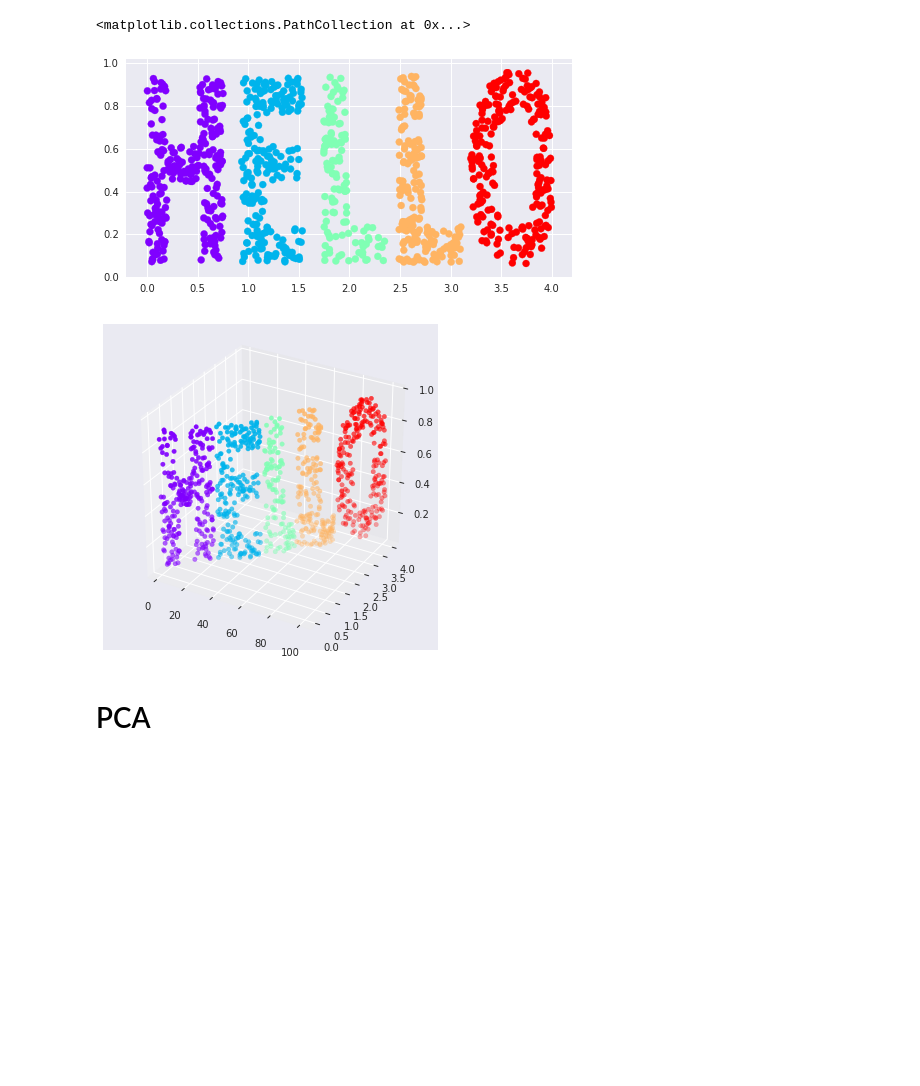
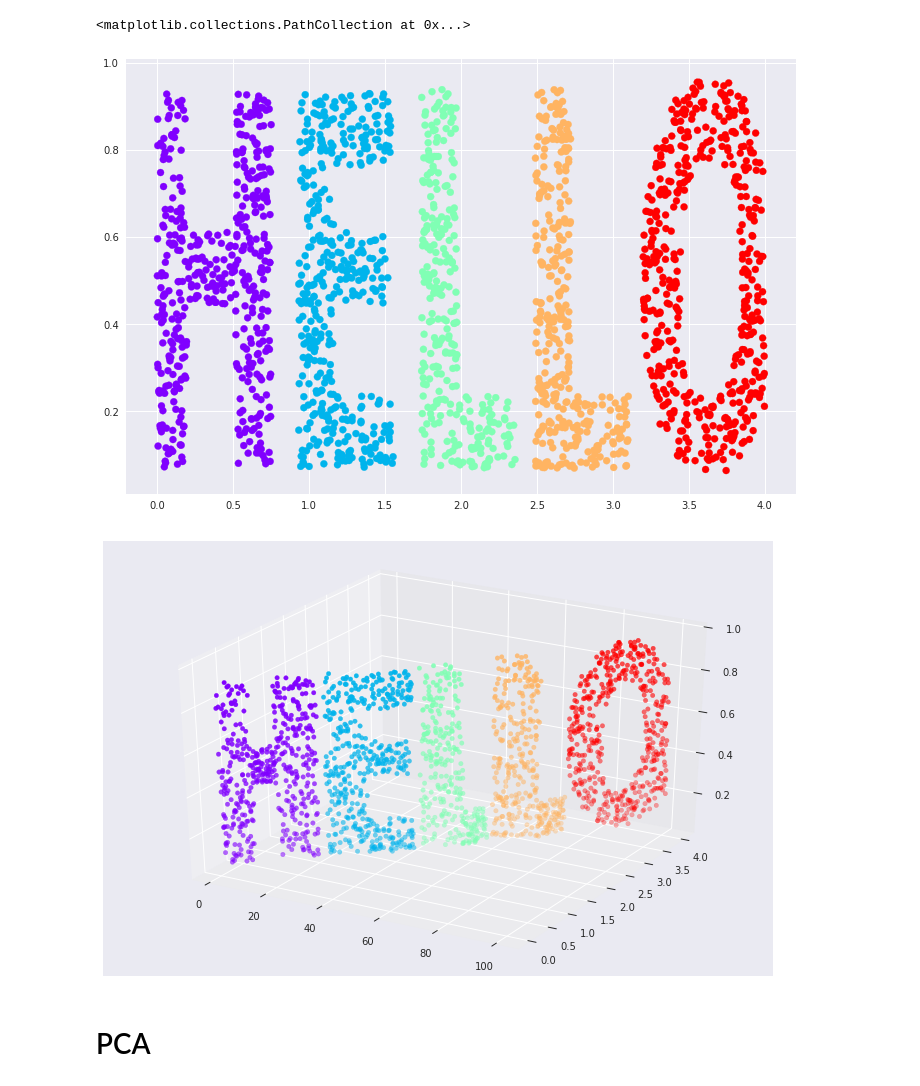
Before and after one commit to PyDimRed/PyDimRed, a Jupyter notebook: notebooks/experiment2.ipynb, the cells around one changed output. Saved outputs shown, nothing was run; the diff lists cells and outputs as text; code cells hidden in the pictures; blank space fills up the shorter version.

```diff
--- a/notebooks/experiment2.ipynb
+++ b/notebooks/experiment2.ipynb
@@ -9,11 +9,11 @@ sys.path.append('../dimred')
 sys.path.append('../utils/')
 import util
 # %%
-hello, colorize = util.make_hello(1000)
+hello, colorize = util.make_hello(2000)
 # %%
-plt.figure(figsize=(8,4))
+plt.figure(figsize=(12,8))
 plt.scatter(hello[:, 0], hello[:, 1], **colorize)
 # %% [output]
 <matplotlib.collections.PathCollection at 0x...>
-[figure, old version]
+[figure, new version]
 # %%
@@ -26,12 +23,12 @@ hello[2] = hello_3d
 hello_3d = hello.as_matrix()
 # %%
 from mpl_toolkits import mplot3d
-plt.figure(figsize=(6,6))
+plt.figure(figsize=(12,8))
 ax = plt.axes(projection='3d')
 ax.scatter3D(hello_3d[:, 2], hello_3d[:,0], hello_3d[:, 1],
              **colorize);
 # %% [output]
-[figure, old version]
+[figure, new version]
 # %% [markdown]
 # PCA
 # %%
```
Also changed, not shown: parts of 20 cells of this notebook, 1 other file.
